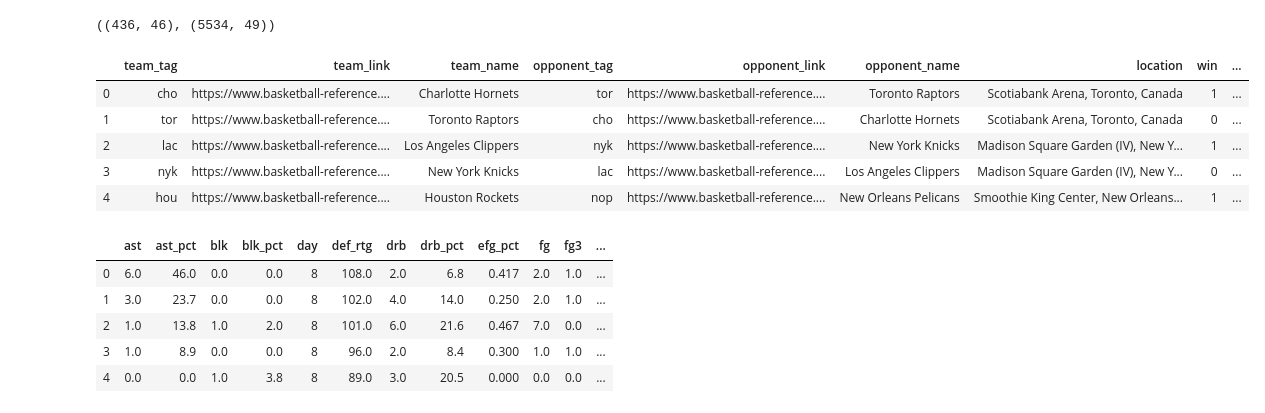
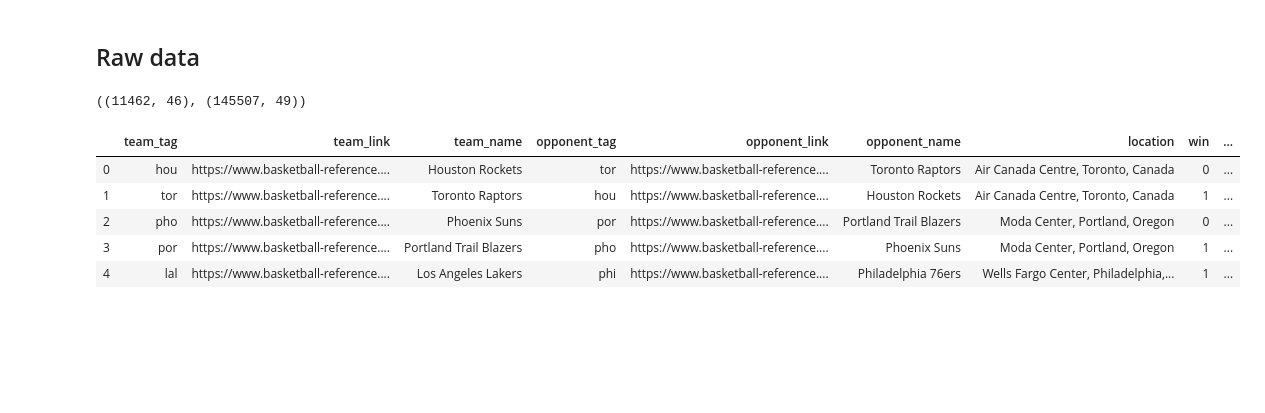
Before and after one commit to tristan00/sports_predictor, a Jupyter notebook: nba/eda.ipynb, the cells around one changed output. Saved outputs shown, nothing was run; the diff lists cells and outputs as text; code cells hidden in the pictures; blank space fills up the shorter version.

```diff
--- a/nba/eda.ipynb
+++ b/nba/eda.ipynb
@@ -72,31 +105,18 @@ Using TensorFlow backend.
+# %% [markdown]
+## Raw data
 # %%
-team_data = pd.read_csv('{data_path}/{db_name}.csv'.format(data_path=data_path,db_name=box_score_details_table_name),sep='|', low_memory=False)
-player_data = pd.read_csv('{data_path}/{db_name}.csv'.format(data_path=data_path,db_name=player_detail_table_name), sep='|', low_memory=False)
-
-team_data.shape, player_data.shape
+team_df = pd.read_csv(f'{data_path}/{box_score_details_table_name}.csv', sep = '|', low_memory=False)
+player_df = pd.read_csv(f'{data_path}/{player_detail_table_name}.csv', sep = '|', low_memory=False)
-# %% [output]
-((436, 46), (5534, 49))
+# %%
+team_df.shape, player_df.shape
+# %% [output]
+((11462, 46), (145507, 49))
 # %%
-team_data.head()
+team_df.head()
 # %% [output]
 |  | team_tag | team_link | team_name | opponent_tag | opponent_link | opponent_name | location | win | ... |
-| 0 | cho | https://www.basketball-reference.... | Charlotte Hornets | tor | https://www.basketball-reference.... | Toronto Raptors | Scotiabank Arena, Toronto, Canada | 1 | ... |
-| 1 | tor | https://www.basketball-reference.... | Toronto Raptors | cho | https://www.basketball-reference.... | Charlotte Hornets | Scotiabank Arena, Toronto, Canada | 0 | ... |
-| 2 | lac | https://www.basketball-reference.... | Los Angeles Clippers | nyk | https://www.basketball-reference.... | New York Knicks | Madison Square Garden (IV), New Y... | 1 | ... |
-| 3 | nyk | https://www.basketball-reference.... | New York Knicks | lac | https://www.basketball-reference.... | Los Angeles Clippers | Madison Square Garden (IV), New Y... | 0 | ... |
-| 4 | hou | https://www.basketball-reference.... | Houston Rockets | nop | https://www.basketball-reference.... | New Orleans Pelicans | Smoothie King Center, New Orleans... | 1 | ... |
+| 0 | hou | https://www.basketball-reference.... | Houston Rockets | tor | https://www.basketball-reference.... | Toronto Raptors | Air Canada Centre, Toronto, Canada | 0 | ... |
+| 1 | tor | https://www.basketball-reference.... | Toronto Raptors | hou | https://www.basketball-reference.... | Houston Rockets | Air Canada Centre, Toronto, Canada | 1 | ... |
+| 2 | pho | https://www.basketball-reference.... | Phoenix Suns | por | https://www.basketball-reference.... | Portland Trail Blazers | Moda Center, Portland, Oregon | 0 | ... |
+| 3 | por | https://www.basketball-reference.... | Portland Trail Blazers | pho | https://www.basketball-reference.... | Phoenix Suns | Moda Center, Portland, Oregon | 1 | ... |
+| 4 | lal | https://www.basketball-reference.... | Los Angeles Lakers | phi | https://www.basketball-reference.... | Philadelphia 76ers | Wells Fargo Center, Philadelphia,... | 1 | ... |
-# %%
-player_data['date_str'] = player_data.apply(
-            lambda x: str(x['year']).zfill(4) + '-' + str(x['month']).zfill(2) + '-' + str(x['day']).zfill(2), axis=1)
-player_data['game_key'] = player_data.apply(
-            lambda x: str(sorted([str(x['date_str']), str(x['team_tag']), str(x['opponent_tag'])])), axis=1)
-player_data['team_game_key'] = player_data.apply(
-            lambda x: str([str(x['date_str']), str(x['team_tag']), str(x['opponent_tag'])]), axis=1)
-player_data.head()
-# %% [output]
-|  | ast | ast_pct | blk | blk_pct | day | def_rtg | drb | drb_pct | efg_pct | fg | fg3 | ... |
-| 0 | 6.0 | 46.0 | 0.0 | 0.0 | 8 | 108.0 | 2.0 | 6.8 | 0.417 | 2.0 | 1.0 | ... |
-| 1 | 3.0 | 23.7 | 0.0 | 0.0 | 8 | 102.0 | 4.0 | 14.0 | 0.250 | 2.0 | 1.0 | ... |
-| 2 | 1.0 | 13.8 | 1.0 | 2.0 | 8 | 101.0 | 6.0 | 21.6 | 0.467 | 7.0 | 0.0 | ... |
-| 3 | 1.0 | 8.9 | 0.0 | 0.0 | 8 | 96.0 | 2.0 | 8.4 | 0.300 | 1.0 | 1.0 | ... |
-| 4 | 0.0 | 0.0 | 1.0 | 3.8 | 8 | 89.0 | 3.0 | 20.5 | 0.000 | 0.0 | 0.0 | ... |
```
Also changed, not shown: parts of 25 cells of this notebook, 7 other files.
